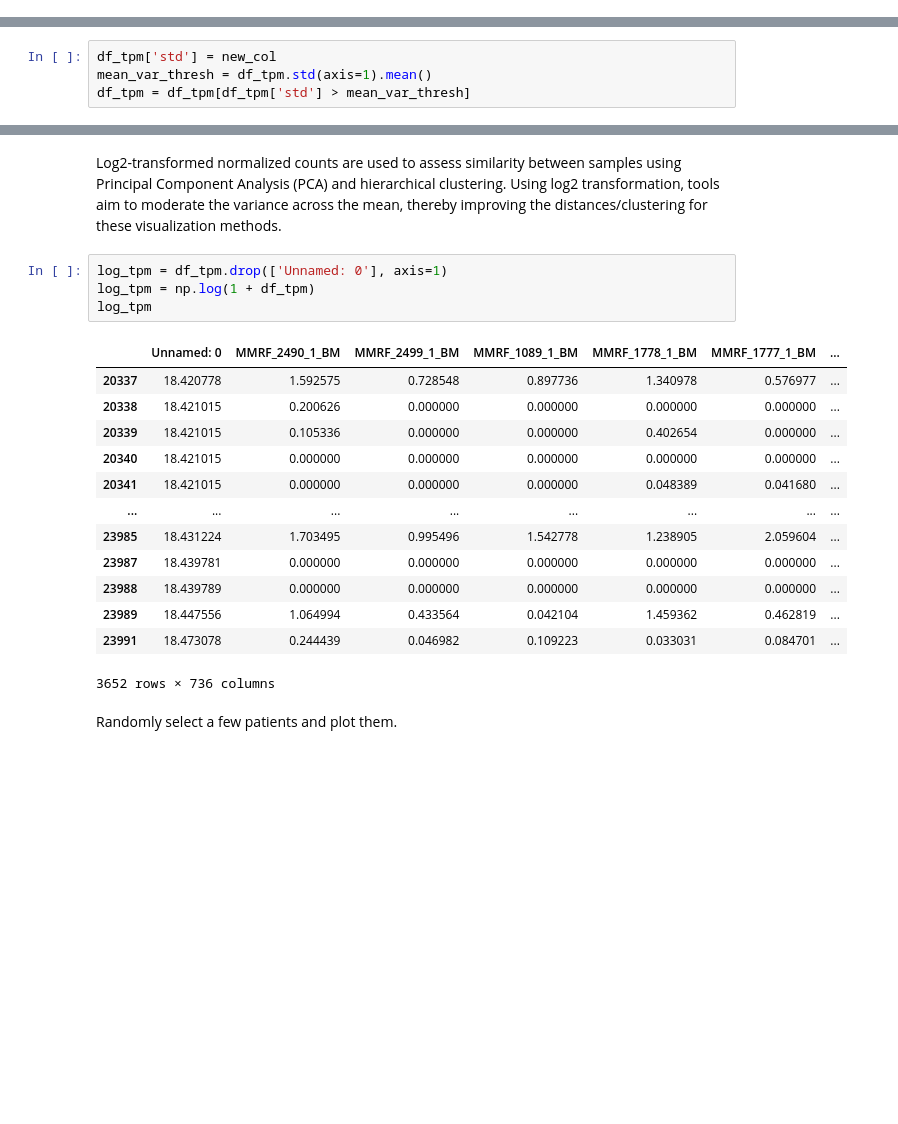
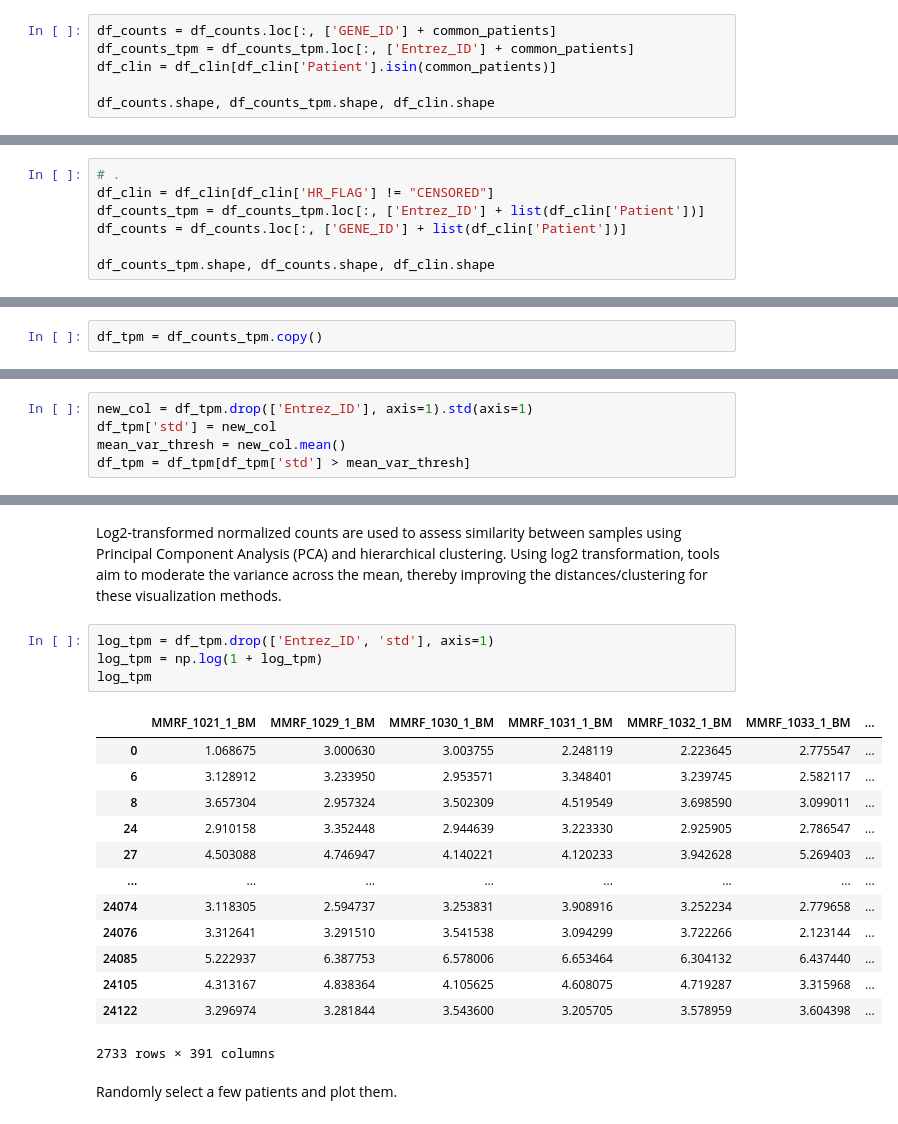
Before and after one commit to khalilouardini/MM_DREAM_Challenge, a Jupyter notebook: exploration/RNAseq_analysis.ipynb, the cells around one changed output, grey strips where cells are left out. Drawn from its saved outputs; the diff is of its cells as text; blank space fills up the shorter version.

```diff
--- a/exploration/RNAseq_analysis.ipynb
+++ b/exploration/RNAseq_analysis.ipynb
@@ -43,0 +82,6 @@ N° of patients in the MMRF cohort, with RNAseq available TPM-normalized RNA-seq
+# %%
+df_counts = df_counts.loc[:, ['GENE_ID'] + common_patients]
+df_counts_tpm = df_counts_tpm.loc[:, ['Entrez_ID'] + common_patients]
+df_clin = df_clin[df_clin['Patient'].isin(common_patients)]
+
+df_counts.shape, df_counts_tpm.shape, df_clin.shape
@@ -43,0 +92,7 @@ N° of patients in the MMRF cohort, with RNAseq available TPM-normalized RNA-seq
+# %%
+# .
+df_clin = df_clin[df_clin['HR_FLAG'] != "CENSORED"]
+df_counts_tpm = df_counts_tpm.loc[:, ['Entrez_ID'] + list(df_clin['Patient'])]
+df_counts = df_counts.loc[:, ['GENE_ID'] + list(df_clin['Patient'])]
+
+df_counts_tpm.shape, df_counts.shape, df_clin.shape
@@ -101,0 +176,2 @@ What are the major sources of variation in the dataset?
+# %%
+df_tpm = df_counts_tpm.copy()
@@ -102,4 +180,5 @@ What are the major sources of variation in the dataset?
 # %%
+new_col = df_tpm.drop(['Entrez_ID'], axis=1).std(axis=1)
 df_tpm['std'] = new_col
-mean_var_thresh = df_tpm.std(axis=1).mean()
+mean_var_thresh = new_col.mean()
 df_tpm = df_tpm[df_tpm['std'] > mean_var_thresh]
@@ -106,23 +195,23 @@ df_tpm = df_tpm[df_tpm['std'] > mean_var_thresh]
 # %% [markdown]
 Log2-transformed normalized counts are used to assess similarity between samples using Principal Component Analysis (PCA) and hierarchical clustering. Using log2 transformation, tools aim to moderate the variance across the mean, thereby improving the distances/clustering for these visualization methods.
 # %%
-log_tpm = df_tpm.drop(['Unnamed: 0'], axis=1)
-log_tpm = np.log(1 + df_tpm)
+log_tpm = df_tpm.drop(['Entrez_ID', 'std'], axis=1)
+log_tpm = np.log(1 + log_tpm)
 log_tpm
 # %% [output]
-|  | Unnamed: 0 | MMRF_2490_1_BM | MMRF_2499_1_BM | MMRF_1089_1_BM | MMRF_1778_1_BM | MMRF_1777_1_BM | ... |
-| 20337 | 18.420778 | 1.592575 | 0.728548 | 0.897736 | 1.340978 | 0.576977 | ... |
-| 20338 | 18.421015 | 0.200626 | 0.000000 | 0.000000 | 0.000000 | 0.000000 | ... |
-| 20339 | 18.421015 | 0.105336 | 0.000000 | 0.000000 | 0.402654 | 0.000000 | ... |
-| 20340 | 18.421015 | 0.000000 | 0.000000 | 0.000000 | 0.000000 | 0.000000 | ... |
-| 20341 | 18.421015 | 0.000000 | 0.000000 | 0.000000 | 0.048389 | 0.041680 | ... |
+|  | MMRF_1021_1_BM | MMRF_1029_1_BM | MMRF_1030_1_BM | MMRF_1031_1_BM | MMRF_1032_1_BM | MMRF_1033_1_BM | ... |
+| 0 | 1.068675 | 3.000630 | 3.003755 | 2.248119 | 2.223645 | 2.775547 | ... |
+| 6 | 3.128912 | 3.233950 | 2.953571 | 3.348401 | 3.239745 | 2.582117 | ... |
+| 8 | 3.657304 | 2.957324 | 3.502309 | 4.519549 | 3.698590 | 3.099011 | ... |
+| 24 | 2.910158 | 3.352448 | 2.944639 | 3.223330 | 2.925905 | 2.786547 | ... |
+| 27 | 4.503088 | 4.746947 | 4.140221 | 4.120233 | 3.942628 | 5.269403 | ... |
 | ... | ... | ... | ... | ... | ... | ... | ... |
-| 23985 | 18.431224 | 1.703495 | 0.995496 | 1.542778 | 1.238905 | 2.059604 | ... |
-| 23987 | 18.439781 | 0.000000 | 0.000000 | 0.000000 | 0.000000 | 0.000000 | ... |
-| 23988 | 18.439789 | 0.000000 | 0.000000 | 0.000000 | 0.000000 | 0.000000 | ... |
-| 23989 | 18.447556 | 1.064994 | 0.433564 | 0.042104 | 1.459362 | 0.462819 | ... |
-| 23991 | 18.473078 | 0.244439 | 0.046982 | 0.109223 | 0.033031 | 0.084701 | ... |
+| 24074 | 3.118305 | 2.594737 | 3.253831 | 3.908916 | 3.252234 | 2.779658 | ... |
+| 24076 | 3.312641 | 3.291510 | 3.541538 | 3.094299 | 3.722266 | 2.123144 | ... |
+| 24085 | 5.222937 | 6.387753 | 6.578006 | 6.653464 | 6.304132 | 6.437440 | ... |
+| 24105 | 4.313167 | 4.838364 | 4.105625 | 4.608075 | 4.719287 | 3.315968 | ... |
+| 24122 | 3.296974 | 3.281844 | 3.543600 | 3.205705 | 3.578959 | 3.604398 | ... |
-3652 rows × 736 columns
+2733 rows × 391 columns
 # %% [markdown]
 Randomly select a few patients and plot them.
 # %%
```
Also changed, not shown: parts of 93 cells of this notebook, 7 other files.
